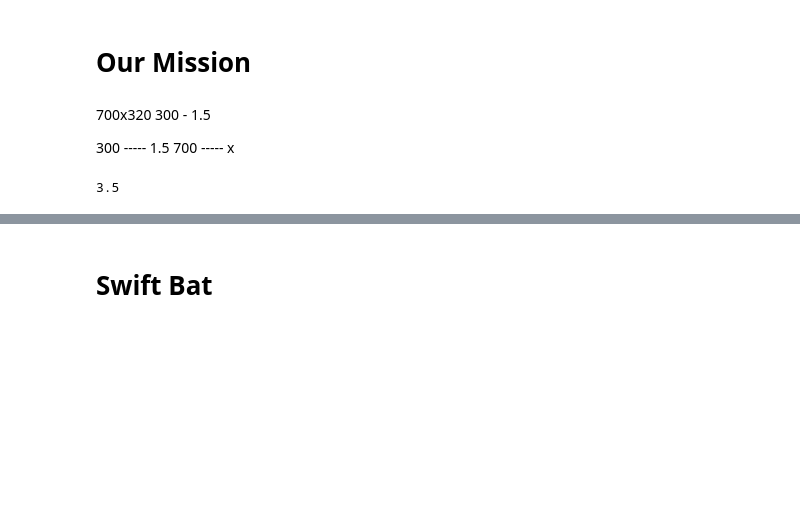
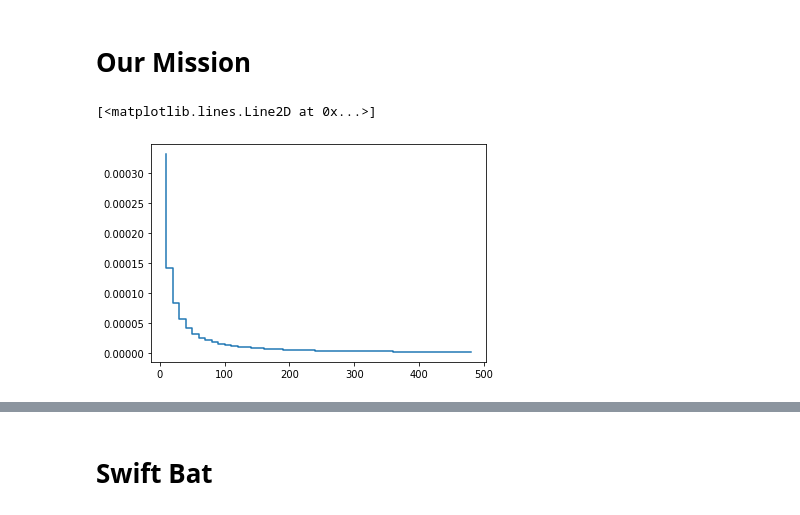
Before and after one commit to iamlrk/sensitivity_calculation, a Jupyter notebook: main.ipynb, the cells around one changed output, grey strips where cells are left out. Saved outputs shown, nothing was run; the diff lists cells and outputs as text; code cells hidden in the pictures; blank space fills up the shorter version.

```diff
--- a/main.ipynb
+++ b/main.ipynb
@@ -6,13 +6,25 @@ import pandas as pd
 import sensitivity as sns
 # %% [markdown]
 # Our Mission
-# %% [markdown]
-700x320
-300 - 1.5
-
-300 ----- 1.5
-700 ----- x
-# %%
-700 * 1.5 / 300
-# %% [output]
-3.5
+# %%
+def integrand(x, a, b):
+    return a*(x**(-b))
+# %%
+def plot_agn(lower_l, higher_l, a, b):
+    energies = np.arange(lower_l, 501, 10)
+    _photons = np.array([quad(integrand, l, h, args=(a,b)) for l, h in zip(np.arange(lower_l, 500, 10), np.arange(higher_l, 500, 10))])
+    photons = [_photon[0] for _photon in _photons]
+    error = [_photon[1] for _photon in _photons]
+    return energies, photons, error
+
+lower_l = 10
+higher_l = 20
+a = 2.092206715e-3
+b = 1.56
+
+energies, photons, error = plot_agn(lower_l, higher_l, a, b)
+_fig, _ax = plt.subplots()
+plt.step(energies[:-2], photons)
+# %% [output]
+[<matplotlib.lines.Line2D at 0x...>]
+[figure, added]
```
Also changed, not shown: parts of 11 cells of this notebook, 5 other files.
